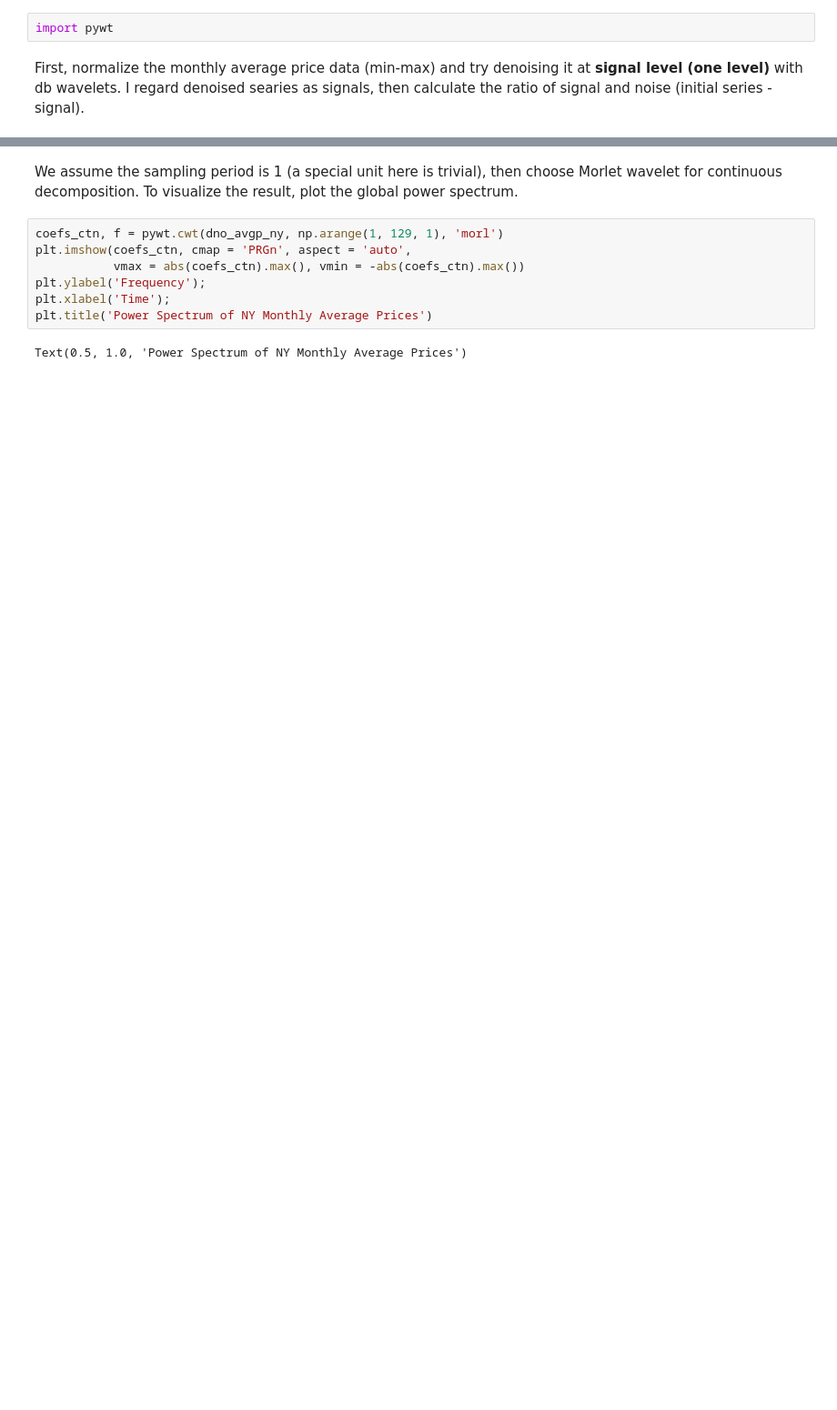
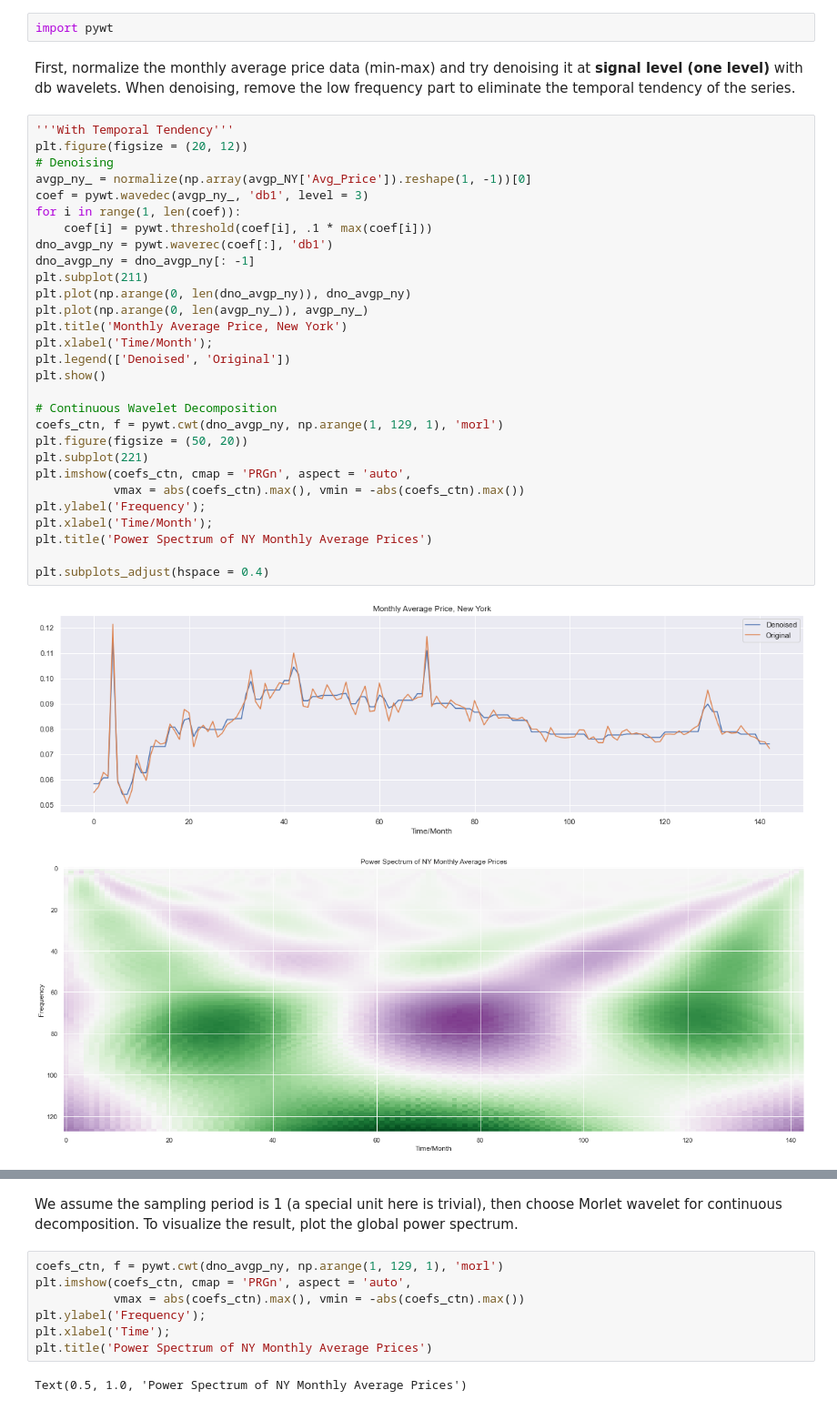
Before and after one commit to lyk-hlfcdboi/Data-Analysis, a Jupyter notebook: Airbnb Listings.ipynb, the cells around one changed output, grey strips where cells are left out. Shown at 91% size. Cells and saved outputs as stored; diff of their text form; blank space fills up the shorter version.

```diff
--- a/Airbnb Listings.ipynb
+++ b/Airbnb Listings.ipynb
@@ -616,5 +676,37 @@ Furthermore, I will try to detect their causality and build a quantitative model
 # %%
 import pywt
 # %% [markdown]
-First, normalize the monthly average price data (min-max) and try denoising it at **signal level (one level)** with db wavelets. I regard denoised searies as signals, then calculate the ratio of signal and noise (initial series - signal).
+First, normalize the monthly average price data (min-max) and try denoising it at **signal level (one level)** with db wavelets. When denoising, remove the low frequency part to eliminate the temporal tendency of the series.
+# %%
+'''With Temporal Tendency'''
+plt.figure(figsize = (20, 12))
+# Denoising
+avgp_ny_ = normalize(np.array(avgp_NY['Avg_Price']).reshape(1, -1))[0]
+coef = pywt.wavedec(avgp_ny_, 'db1', level = 3)
+for i in range(1, len(coef)):
+    coef[i] = pywt.threshold(coef[i], .1 * max(coef[i]))
+dno_avgp_ny = pywt.waverec(coef[:], 'db1')
+dno_avgp_ny = dno_avgp_ny[: -1]
+plt.subplot(211)
+plt.plot(np.arange(0, len(dno_avgp_ny)), dno_avgp_ny)
+plt.plot(np.arange(0, len(avgp_ny_)), avgp_ny_)
+plt.title('Monthly Average Price, New York')
+plt.xlabel('Time/Month');
+plt.legend(['Denoised', 'Original'])
+plt.show()
+
+# Continuous Wavelet Decomposition
+coefs_ctn, f = pywt.cwt(dno_avgp_ny, np.arange(1, 129, 1), 'morl')
+plt.figure(figsize = (50, 20))
+plt.subplot(221)
+plt.imshow(coefs_ctn, cmap = 'PRGn', aspect = 'auto',
+           vmax = abs(coefs_ctn).max(), vmin = -abs(coefs_ctn).max())
+plt.ylabel('Frequency');
+plt.xlabel('Time/Month');
+plt.title('Power Spectrum of NY Monthly Average Prices')
+
+plt.subplots_adjust(hspace = 0.4)
+# %% [output]
+[figure, added]
+[figure, added]
 # %%
```
Also changed, not shown: parts of 19 cells of this notebook.
